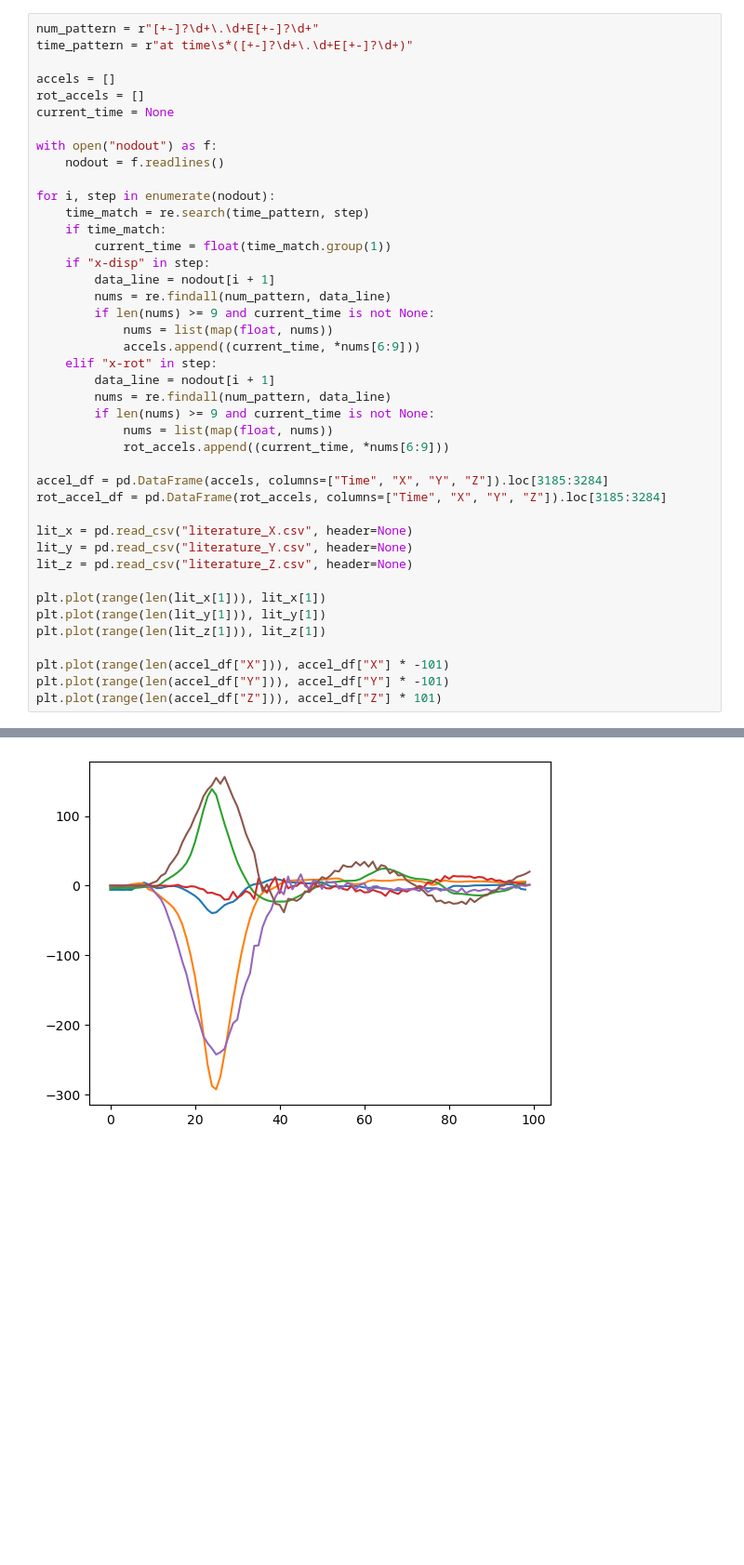
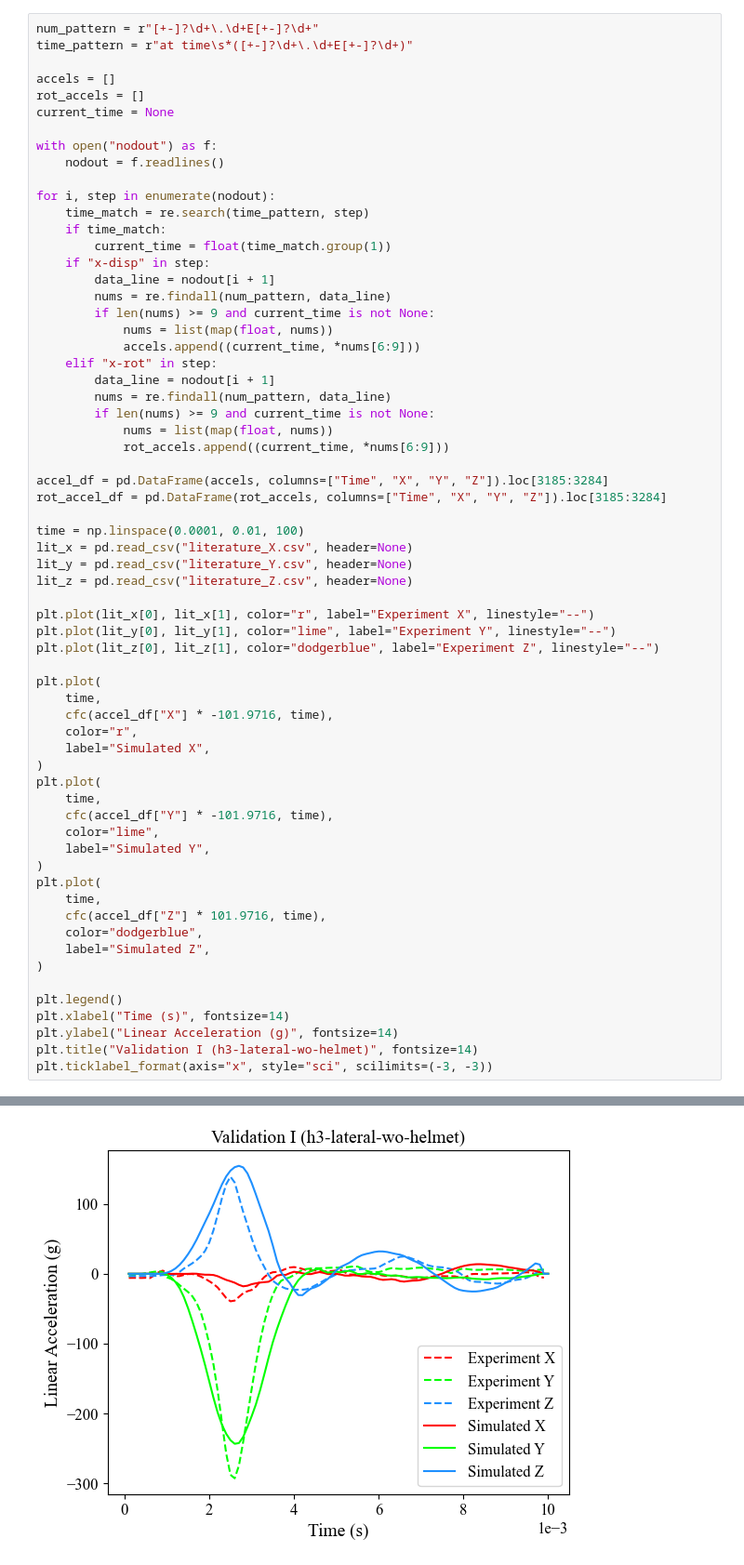
Before and after one commit to pranavduraisamy/helmet-fit-bayes-opt, a Jupyter notebook: model-validation/h3-lateral-wo-helmet/postprocessing.ipynb, the cells around one changed output, grey strips where cells are left out. Shown at 93% size. Saved outputs shown, nothing was run; the diff lists cells and outputs as text; blank space fills up the shorter version.

Commit message:
validation complete

```diff
--- a/model-validation/h3-lateral-wo-helmet/postprocessing.ipynb
+++ b/model-validation/h3-lateral-wo-helmet/postprocessing.ipynb
@@ -65,15 +67,37 @@ for i, step in enumerate(nodout):
 accel_df = pd.DataFrame(accels, columns=["Time", "X", "Y", "Z"]).loc[3185:3284]
 rot_accel_df = pd.DataFrame(rot_accels, columns=["Time", "X", "Y", "Z"]).loc[3185:3284]
 
+time = np.linspace(0.0001, 0.01, 100)
 lit_x = pd.read_csv("literature_X.csv", header=None)
 lit_y = pd.read_csv("literature_Y.csv", header=None)
 lit_z = pd.read_csv("literature_Z.csv", header=None)
 
-plt.plot(range(len(lit_x[1])), lit_x[1])
-plt.plot(range(len(lit_y[1])), lit_y[1])
-plt.plot(range(len(lit_z[1])), lit_z[1])
+plt.plot(lit_x[0], lit_x[1], color="r", label="Experiment X", linestyle="--")
+plt.plot(lit_y[0], lit_y[1], color="lime", label="Experiment Y", linestyle="--")
+plt.plot(lit_z[0], lit_z[1], color="dodgerblue", label="Experiment Z", linestyle="--")
 
-plt.plot(range(len(accel_df["X"])), accel_df["X"] * -101)
-plt.plot(range(len(accel_df["Y"])), accel_df["Y"] * -101)
-plt.plot(range(len(accel_df["Z"])), accel_df["Z"] * 101)
+plt.plot(
+    time,
+    cfc(accel_df["X"] * -101.9716, time),
+    color="r",
+    label="Simulated X",
+)
+plt.plot(
+    time,
+    cfc(accel_df["Y"] * -101.9716, time),
+    color="lime",
+    label="Simulated Y",
+)
+plt.plot(
+    time,
+    cfc(accel_df["Z"] * 101.9716, time),
+    color="dodgerblue",
+    label="Simulated Z",
+)
+
+plt.legend()
+plt.xlabel("Time (s)", fontsize=14)
+plt.ylabel("Linear Acceleration (g)", fontsize=14)
+plt.title("Validation I (h3-lateral-wo-helmet)", fontsize=14)
+plt.ticklabel_format(axis="x", style="sci", scilimits=(-3, -3))
 # %% [output]
@@ -81 +104 @@ plt.plot(range(len(accel_df["Z"])), accel_df["Z"] * 101)
-[figure, old version]
+[figure, new version]
```
Also changed, not shown: parts of 3 cells of this notebook, 10 other files.
